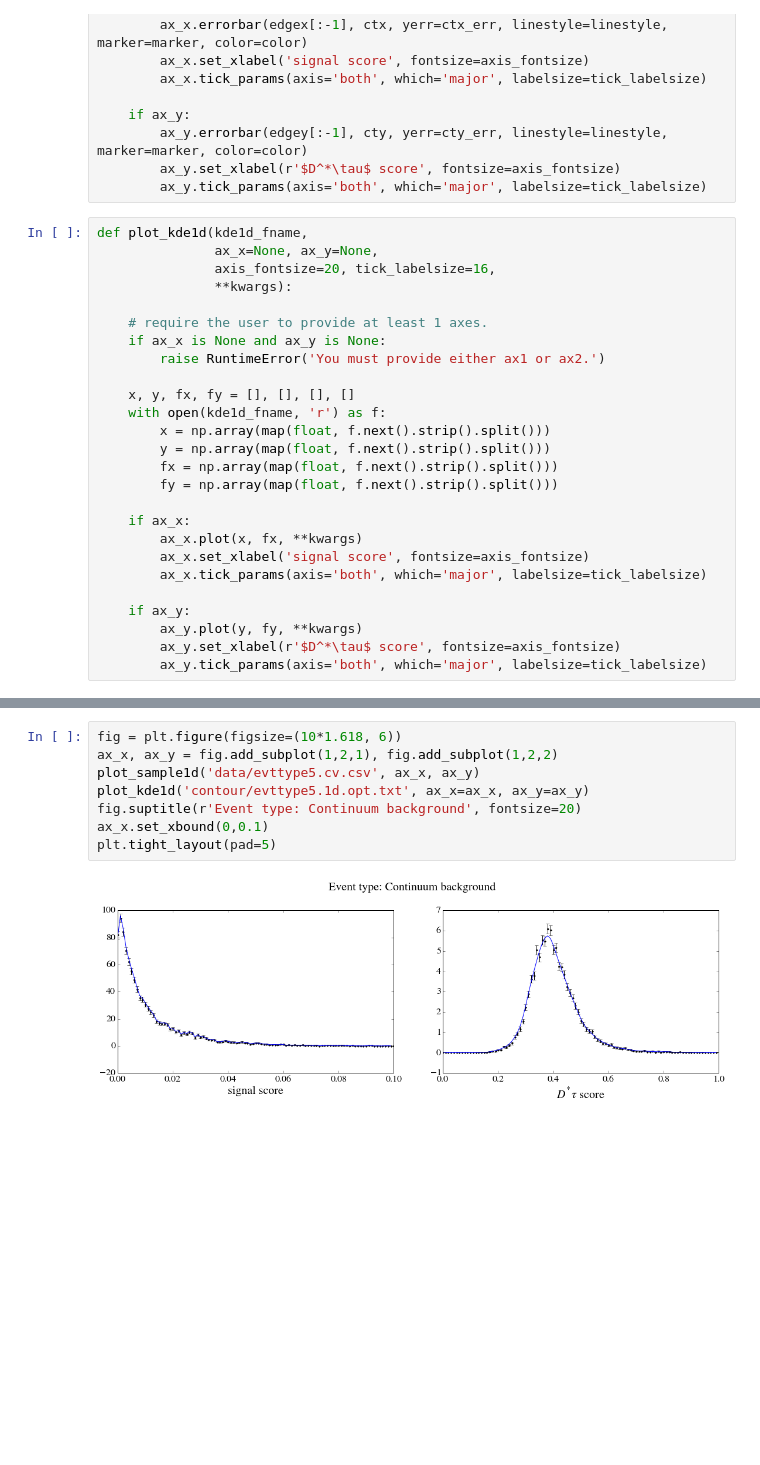
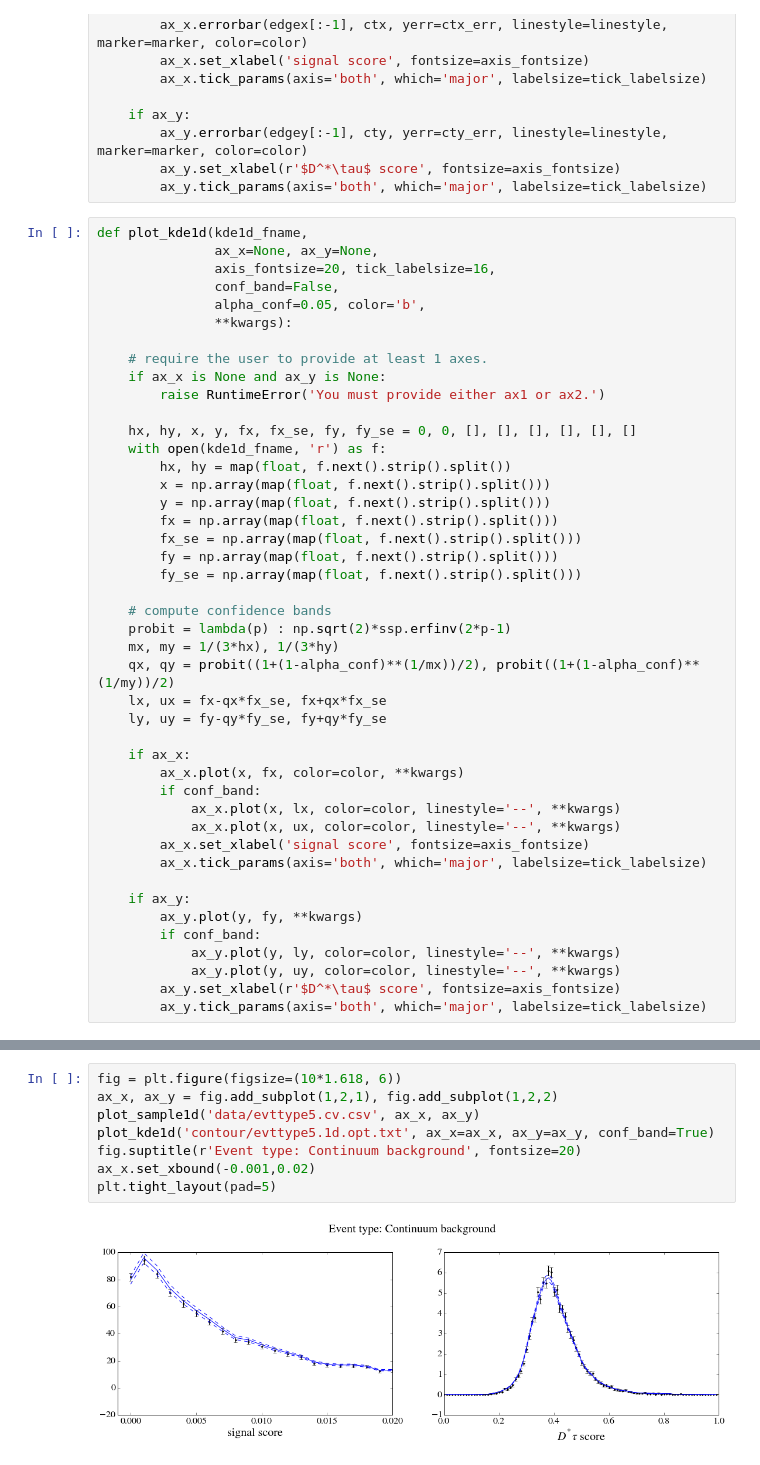
Before and after one commit to dchao34/bbrcit_kde, a Jupyter notebook: visual/kde_check.ipynb, the cells around one changed output, grey strips where cells are left out. Cells and saved outputs as stored; diff of their text form; blank space fills up the shorter version.

Commit message:
Added standard error computation for kde and corresponding visualizations.

```diff
--- a/visual/kde_check.ipynb
+++ b/visual/kde_check.ipynb
@@ -45,26 +46,44 @@ def plot_sample1d(fname,
 def plot_kde1d(kde1d_fname,
                ax_x=None, ax_y=None,
                axis_fontsize=20, tick_labelsize=16,
+               conf_band=False,
+               alpha_conf=0.05, color='b',
                **kwargs):
 
     # require the user to provide at least 1 axes.
     if ax_x is None and ax_y is None:
         raise RuntimeError('You must provide either ax1 or ax2.')
 
-    x, y, fx, fy = [], [], [], []
+    hx, hy, x, y, fx, fx_se, fy, fy_se = 0, 0, [], [], [], [], [], []
     with open(kde1d_fname, 'r') as f:
+        hx, hy = map(float, f.next().strip().split())
         x = np.array(map(float, f.next().strip().split()))
         y = np.array(map(float, f.next().strip().split()))
         fx = np.array(map(float, f.next().strip().split()))
+        fx_se = np.array(map(float, f.next().strip().split()))
         fy = np.array(map(float, f.next().strip().split()))
+        fy_se = np.array(map(float, f.next().strip().split()))
+
+    # compute confidence bands
+    probit = lambda(p) : np.sqrt(2)*ssp.erfinv(2*p-1)
+    mx, my = 1/(3*hx), 1/(3*hy)
+    qx, qy = probit((1+(1-alpha_conf)**(1/mx))/2), probit((1+(1-alpha_conf)**(1/my))/2)
+    lx, ux = fx-qx*fx_se, fx+qx*fx_se
+    ly, uy = fy-qy*fy_se, fy+qy*fy_se
 
     if ax_x:
-        ax_x.plot(x, fx, **kwargs)
+        ax_x.plot(x, fx, color=color, **kwargs)
+        if conf_band:
+            ax_x.plot(x, lx, color=color, linestyle='--', **kwargs)
+            ax_x.plot(x, ux, color=color, linestyle='--', **kwargs)
         ax_x.set_xlabel('signal score', fontsize=axis_fontsize)
         ax_x.tick_params(axis='both', which='major', labelsize=tick_labelsize)
 
     if ax_y:
         ax_y.plot(y, fy, **kwargs)
+        if conf_band:
+            ax_y.plot(y, ly, color=color, linestyle='--', **kwargs)
+            ax_y.plot(y, uy, color=color, linestyle='--', **kwargs)
         ax_y.set_xlabel(r'$D^*\tau$ score', fontsize=axis_fontsize)
         ax_y.tick_params(axis='both', which='major', labelsize=tick_labelsize)
 # %%
@@ -110,10 +129,10 @@ plt.tight_layout(pad=5)
 # %%
 fig = plt.figure(figsize=(10*1.618, 6))
 ax_x, ax_y = fig.add_subplot(1,2,1), fig.add_subplot(1,2,2)
 plot_sample1d('data/evttype5.cv.csv', ax_x, ax_y)
-plot_kde1d('contour/evttype5.1d.opt.txt', ax_x=ax_x, ax_y=ax_y)
+plot_kde1d('contour/evttype5.1d.opt.txt', ax_x=ax_x, ax_y=ax_y, conf_band=True)
 fig.suptitle(r'Event type: Continuum background', fontsize=20)
-ax_x.set_xbound(0,0.1)
+ax_x.set_xbound(-0.001,0.02)
 plt.tight_layout(pad=5)
 # %% [output]
-[figure, old version]
+[figure, new version]
```
Also changed, not shown: parts of 5 cells of this notebook, 3 other files.
